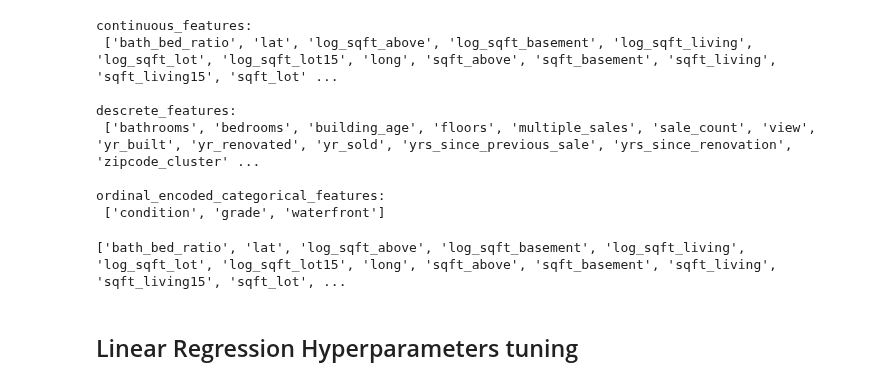
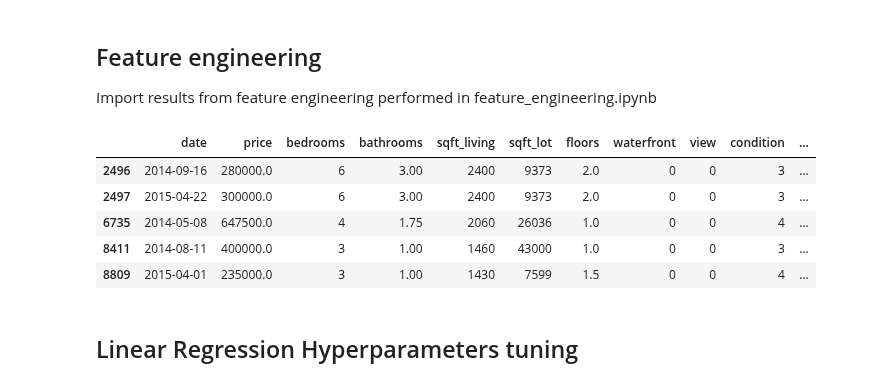
Before and after one commit to martaverfer/mini-project-ironkaggle, a Jupyter notebook: notebooks/linear_reg_tuned.ipynb, the cells around one changed output. Saved outputs shown, nothing was run; the diff lists cells and outputs as text; code cells hidden in the pictures.

Commit message:
added saving dataframe to pickle. carried over features and df from feature engineering notebook to linear regression notebook

```diff
--- a/notebooks/linear_reg_tuned.ipynb
+++ b/notebooks/linear_reg_tuned.ipynb
@@ -258,51 +30,14 @@ numeric_columns_list
-# %%
-continuous_features.append('bath_bed_ratio')
-descrete_features.append('bathrooms')
-descrete_features.append('bedrooms')
-descrete_features.append('building_age')
-ordinal_encoded_categorical_features.append('condition')
-descrete_features.append('floors')
-ordinal_encoded_categorical_features.append('grade')
-continuous_features.append('lat')
-continuous_features.append('log_sqft_above')
-continuous_features.append('log_sqft_basement')
-continuous_features.append('log_sqft_living')
-continuous_features.append('log_sqft_lot')
-continuous_features.append('log_sqft_lot15')
-continuous_features.append('long')
-descrete_features.append('multiple_sales')
-descrete_features.append('sale_count')
-continuous_features.append('sqft_above')
-continuous_features.append('sqft_basement')
-continuous_features.append('sqft_living')
-continuous_features.append('sqft_living15')
-continuous_features.append('sqft_lot')
-continuous_features.append('sqft_lot15')
-continuous_features.append('sqft_per_room')
-descrete_features.append('view')
-ordinal_encoded_categorical_features.append('waterfront')
-descrete_features.append('yr_built')
-descrete_features.append('yr_renovated')
-descrete_features.append('yr_sold')
-descrete_features.append('yrs_since_previous_sale')
-descrete_features.append('yrs_since_renovation')
-descrete_features.append('zipcode_cluster')
-descrete_features.append('zipcode_encoded')
-
-print(f"continuous_features: \n {continuous_features}\n")
-print(f"descrete_features: \n {descrete_features}\n")
-print(f"ordinal_encoded_categorical_features: \n {ordinal_encoded_categorical_features}\n")
-# %% [output]
-continuous_features:
- ['bath_bed_ratio', 'lat', 'log_sqft_above', 'log_sqft_basement', 'log_sqft_living', 'log_sqft_lot', 'log_sqft_lot15', 'long', 'sqft_above', 'sqft_basement', 'sqft_living', 'sqft_living15', 'sqft_lot' ...
-
-descrete_features:
- ['bathrooms', 'bedrooms', 'building_age', 'floors', 'multiple_sales', 'sale_count', 'view', 'yr_built', 'yr_renovated', 'yr_sold', 'yrs_since_previous_sale', 'yrs_since_renovation', 'zipcode_cluster' ...
-
-ordinal_encoded_categorical_features:
- ['condition', 'grade', 'waterfront']
-# %%
-all_numeric_features = continuous_features + descrete_features
-print(all_numeric_features)
-# %% [output]
-['bath_bed_ratio', 'lat', 'log_sqft_above', 'log_sqft_basement', 'log_sqft_living', 'log_sqft_lot', 'log_sqft_lot15', 'long', 'sqft_above', 'sqft_basement', 'sqft_living', 'sqft_living15', 'sqft_lot', ...
+# %% [markdown]
+## Feature engineering
+Import results from feature engineering performed in feature_engineering.ipynb
+# %%
+df_local_path = "dataframes/df_featuretuned_linear_reg.pkl"
+df = read_df_pickle(df_local_path)
+df.head()
+# %% [output]
+|  | date | price | bedrooms | bathrooms | sqft_living | sqft_lot | floors | waterfront | view | condition | ... |
+| 2496 | 2014-09-16 | 280000.0 | 6 | 3.00 | 2400 | 9373 | 2.0 | 0 | 0 | 3 | ... |
+| 2497 | 2015-04-22 | 300000.0 | 6 | 3.00 | 2400 | 9373 | 2.0 | 0 | 0 | 3 | ... |
+| 6735 | 2014-05-08 | 647500.0 | 4 | 1.75 | 2060 | 26036 | 1.0 | 0 | 0 | 4 | ... |
+| 8411 | 2014-08-11 | 400000.0 | 3 | 1.00 | 1460 | 43000 | 1.0 | 0 | 0 | 3 | ... |
+| 8809 | 2015-04-01 | 235000.0 | 3 | 1.00 | 1430 | 7599 | 1.5 | 0 | 0 | 4 | ... |
```
Also changed, not shown: parts of 29 cells of this notebook, 3 other files.
